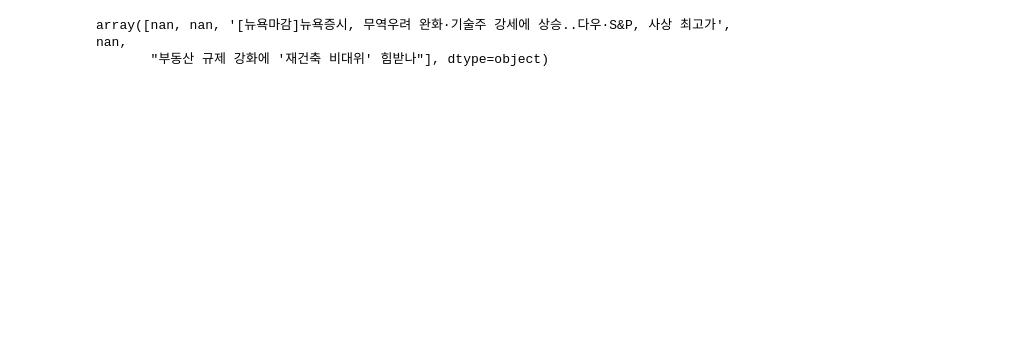
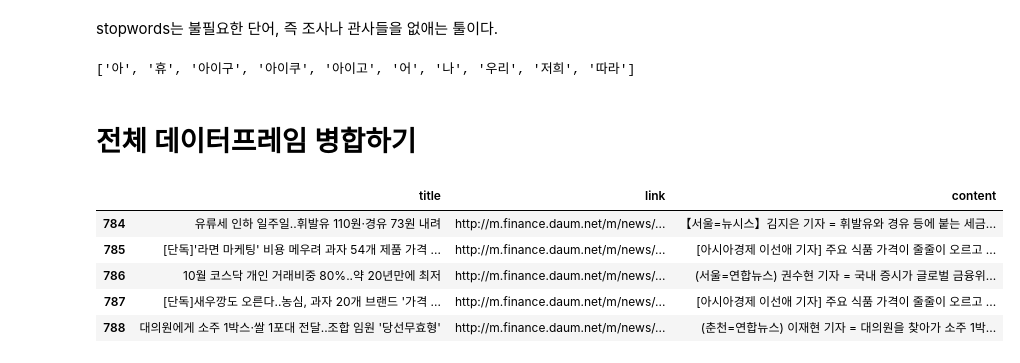
Before and after one commit to hskimim/news_text_mining_project, a Jupyter notebook: news_text_mining_project/Latent_Dirichelet_Allocation.ipynb, the cells around one changed output. Cells and saved outputs as stored; diff of their text form; code cells hidden in the pictures; blank space fills up the shorter version.

```diff
--- a/news_text_mining_project/Latent_Dirichelet_Allocation.ipynb
+++ b/news_text_mining_project/Latent_Dirichelet_Allocation.ipynb
@@ -355,5 +0,0 @@ array([ 'https://finance.naver.com/news/news_read.nhn?article_id=0004320921&offi
-# %%
-train_df.iloc[topic_index_ls]['Title'].values
-# %% [output]
-array([nan, nan, '[뉴욕마감]뉴욕증시, 무역우려 완화·기술주 강세에 상승..다우·S&P, 사상 최고가', nan,
-       "부동산 규제 강화에 '재건축 비대위' 힘받나"], dtype=object)
@@ -359,0 +34,24 @@ array([nan, nan, '[뉴욕마감]뉴욕증시, 무역우려 완화·기술주 강
+# %% [markdown]
+stopwords는 불필요한 단어, 즉 조사나 관사들을 없애는 툴이다.
+# %%
+stop_words = list(pd.read_csv('kor_stop_words.csv').T.iloc[:1,:].values[0])
+stop_words[:10]
+# %% [output]
+['아', '휴', '아이구', '아이쿠', '아이고', '어', '나', '우리', '저희', '따라']
+# %% [markdown]
+# 전체 데이터프레임 병합하기
+# %%
+naver_df = pd.read_csv('{}_with_link_naver.csv'.format(str(datetime.datetime.now().month) + str(datetime.datetime.now().day),index=False))
+daum_df = pd.read_csv('{}_with_link_daum.csv'.format(str(datetime.datetime.now().month) + str(datetime.datetime.now().day),index=False))
+daum_df = daum_df.loc[:,['title','link','content']]
+
+df = pd.concat([naver_df,daum_df],axis=0)
+df.reset_index(drop=True,inplace=True)
+df.tail()
+# %% [output]
+|  | title | link | content |
+| 784 | 유류세 인하 일주일..휘발유 110원·경유 73원 내려 | http://m.finance.daum.net/m/news/... | 【서울=뉴시스】김지은 기자 = 휘발유와 경유 등에 붙는 세금... |
+| 785 | [단독]'라면 마케팅' 비용 메우려 과자 54개 제품 가격 ... | http://m.finance.daum.net/m/news/... | [아시아경제 이선애 기자] 주요 식품 가격이 줄줄이 오르고 ... |
+| 786 | 10월 코스닥 개인 거래비중 80%..약 20년만에 최저 | http://m.finance.daum.net/m/news/... | (서울=연합뉴스) 권수현 기자 = 국내 증시가 글로벌 금융위... |
+| 787 | [단독]새우깡도 오른다..농심, 과자 20개 브랜드 '가격 ... | http://m.finance.daum.net/m/news/... | [아시아경제 이선애 기자] 주요 식품 가격이 줄줄이 오르고 ... |
+| 788 | 대의원에게 소주 1박스·쌀 1포대 전달..조합 임원 '당선무효형' | http://m.finance.daum.net/m/news/... | (춘천=연합뉴스) 이재현 기자 = 대의원을 찾아가 소주 1박... |
```
Also changed, not shown: parts of 75 cells of this notebook, 2 other files.
